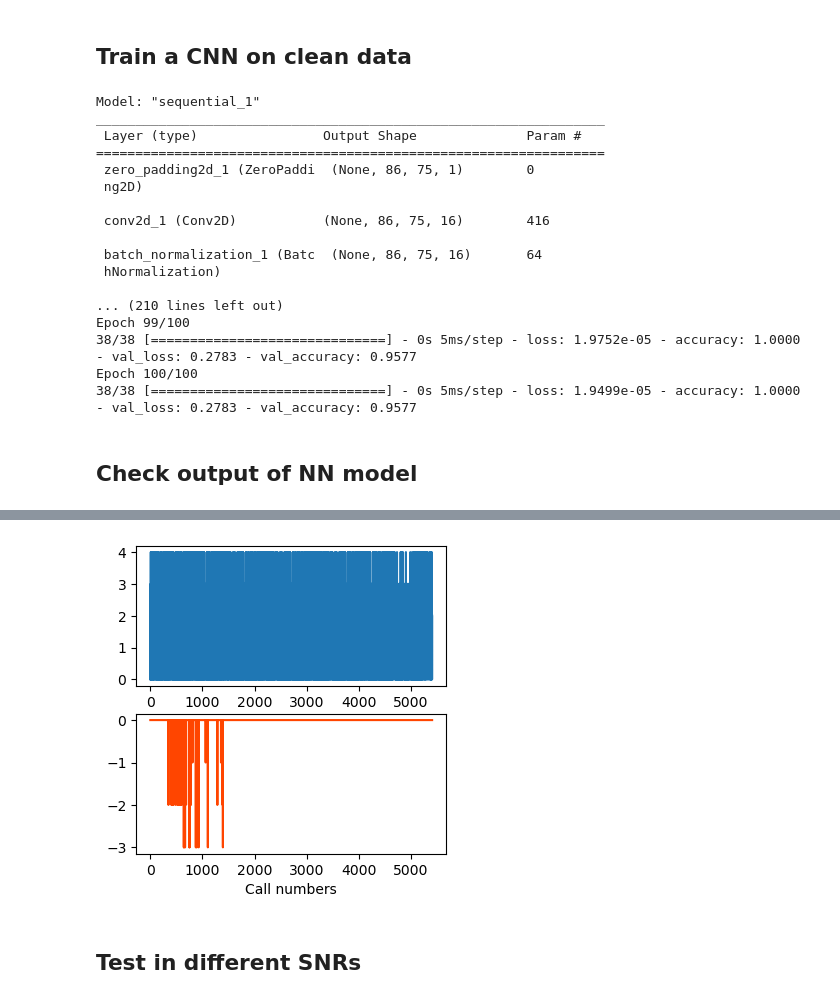
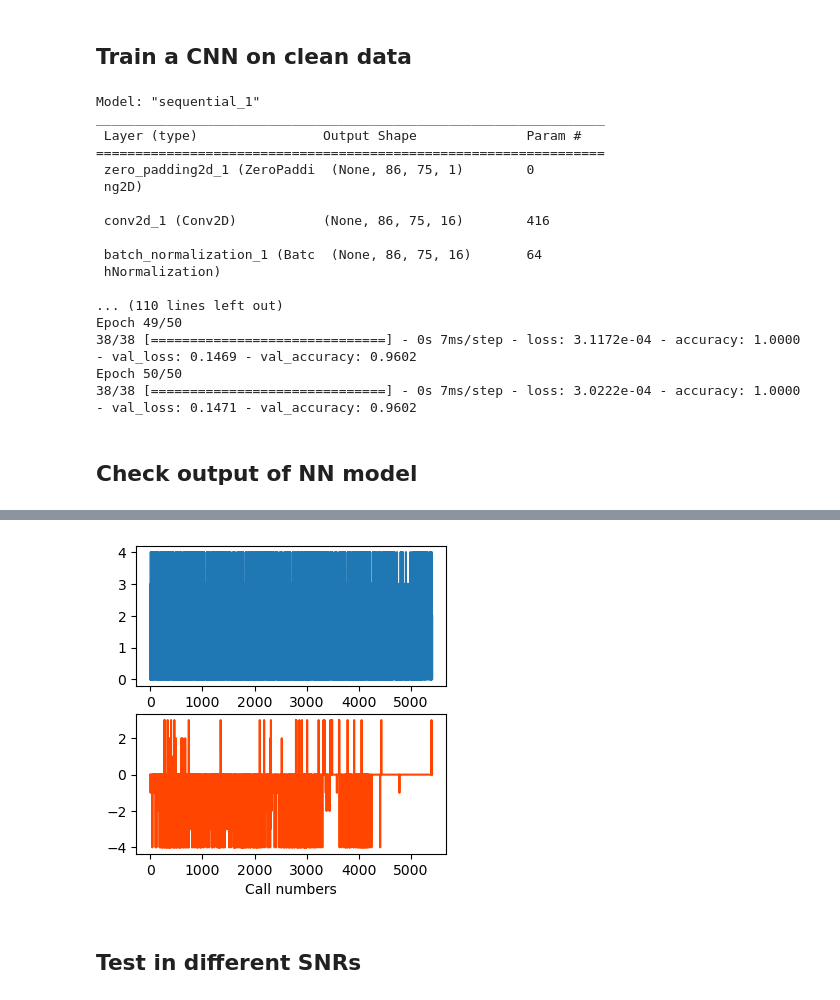
Before and after one commit to sbp894/MLmodels_CVox, a Jupyter notebook: Code/run_dsMPS_CNN.ipynb, the cells around one changed output, grey strips where cells are left out. Saved outputs shown, nothing was run; the diff lists cells and outputs as text; code cells hidden in the pictures.

```diff
--- a/Code/run_dsMPS_CNN.ipynb
+++ b/Code/run_dsMPS_CNN.ipynb
@@ -77,7 +103,7 @@ CNNmodel_noisy.summary()
 
 train_dataset = tf.data.Dataset.from_tensor_slices((X_train, y_train)).batch(32)
 test_dataset = tf.data.Dataset.from_tensor_slices((X_test, y_test)).batch(32)
-history_noisy = CNNmodel_noisy.fit(train_dataset, epochs=100, validation_data=test_dataset)
+history_noisy = CNNmodel_noisy.fit(train_dataset, epochs=50, validation_data=test_dataset)
 # %% [output]
 Model: "sequential"
 _________________________________________________________________
@@ -112,7 +138,7 @@ CNNmodel_clean = tf.keras.Sequential([
     ## Dense layer with 1 unit for output & 'sigmoid' activation
 
     # YOUR CODE STARTS HERE
-    tf.keras.layers.ZeroPadding2D(padding=3,input_shape=(80,69,1)),
+    tf.keras.layers.ZeroPadding2D(padding=374),
     tf.keras.layers.Conv2D(filters=16, kernel_size=(5,5),padding='same', strides=(1,1)),
     tf.keras.layers.BatchNormalization(axis=-1),
     tf.keras.layers.ReLU(),
@@ -127,7 +153,7 @@ CNNmodel_clean.summary()
 
 train_dataset = tf.data.Dataset.from_tensor_slices((X_train_clean, y_train_clean)).batch(32)
 test_dataset = tf.data.Dataset.from_tensor_slices((X_test, y_test)).batch(32)
-history_clean = CNNmodel_clean.fit(train_dataset, epochs=100, validation_data=test_dataset)
+history_clean = CNNmodel_clean.fit(train_dataset, epochs=50, validation_data=test_dataset)
 # %% [output]
 Model: "sequential_1"
 _________________________________________________________________
@@ -141,26 +167,38 @@ _________________________________________________________________
  batch_normalization_1 (Batc  (None, 86, 75, 16)       64
  hNormalization)
 
-... (210 lines left out)
-Epoch 99/100
-38/38 [==============================] - 0s 5ms/step - loss: 1.9752e-05 - accuracy: 1.0000 - val_loss: 0.2783 - val_accuracy: 0.9577
-Epoch 100/100
-38/38 [==============================] - 0s 5ms/step - loss: 1.9499e-05 - accuracy: 1.0000 - val_loss: 0.2783 - val_accuracy: 0.9577
+... (110 lines left out)
+Epoch 49/50
+38/38 [==============================] - 0s 7ms/step - loss: 3.1172e-04 - accuracy: 1.0000 - val_loss: 0.1469 - val_accuracy: 0.9602
+Epoch 50/50
+38/38 [==============================] - 0s 7ms/step - loss: 3.0222e-04 - accuracy: 1.0000 - val_loss: 0.1471 - val_accuracy: 0.9602
 # %% [markdown]
 ## Check output of NN model
 # %%
-y_train_pred_NN = np.argmax(CNNmodel_noisy.predict(X_train), axis=1)
-y_test_pred_NN = np.argmax(CNNmodel_noisy.predict(X_test), axis=1)
-y_train_numeric= np.argmax(y_train, axis=1)
-y_test_numeric= np.argmax(y_test, axis=1)
+# Clean
 
-print(f"Unique values in y_train_pred_NN={np.unique(y_train_pred_NN)}")
-print(f"Unique values in y_test_pred_NN={np.unique(y_test_pred_NN)}")
+y_train_pred_NN_clean = np.argmax(CNNmodel_clean.predict(X_train_clean), axis=1)
+y_train_true_clean= np.argmax(y_train_clean, axis=1)
+
+train_accuracy_cleanCNN = np.sum(y_train_true_clean==y_train_pred_NN_clean)/len(y_train_true_clean)
+
+# Noisy
+
+y_train_pred_NN_noisy = np.argmax(CNNmodel_noisy.predict(X_train), axis=1)
+y_test_pred_NN_noisy = np.argmax(CNNmodel_noisy.predict(X_test), axis=1)
+y_train_true_noisy= np.argmax(y_train, axis=1)
+y_test_true_noisy= np.argmax(y_test, axis=1)
+
+train_accuracy_noisyCNN = np.sum(y_train_true_noisy==y_train_pred_NN_noisy)/len(y_train)
+
+print(f"Unique values in y_train_pred_NN={np.unique(y_train_pred_NN_noisy)}")
+print(f"Unique values in y_test_pred_NN={np.unique(y_test_pred_NN_noisy)}")
 
 fig, ax = plt.subplots(2,1,figsize=(4,4))
-ax[0].plot(y_train_numeric)
-ax[1].plot(y_train_numeric-y_train_pred_NN, color = "orangered")
+ax[0].plot(y_train_true_noisy)
+ax[1].plot(y_train_true_noisy-y_train_pred_NN_noisy, color = "orangered")
 ax[1].set_xlabel("Call numbers")
 
-print(f"Training accuracy={np.sum(y_train_numeric==y_train_pred_NN)/len(y_train)}\n Testing accuracy={np.sum(y_test_numeric==y_test_pred_NN)/len(y_test_numeric)}\n")
+
+print(f"Training accuracy={train_accuracy_noisyCNN}\n Testing accuracy={np.sum(y_test_true_noisy==y_test_pred_NN_noisy)/len(y_test_true_noisy)}\n")
 # %% [output]
@@ -173,4 +212,4 @@ Training accuracy=0.9940850277264325
-[figure, old version]
+[figure, new version]
 # %% [markdown]
 ## Test in different SNRs
 # %%
```
Also changed, not shown: parts of 8 cells of this notebook.
